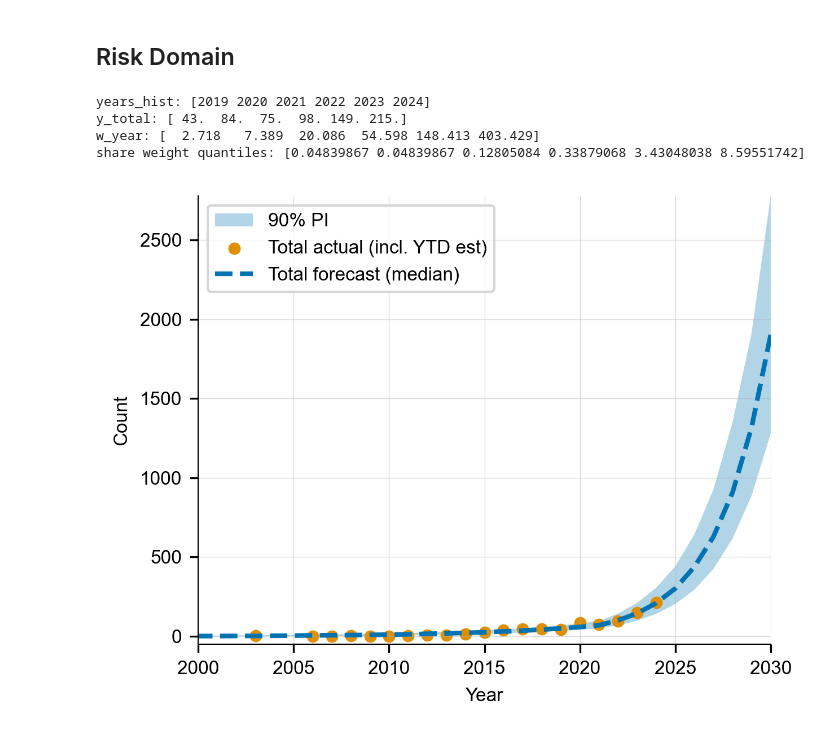
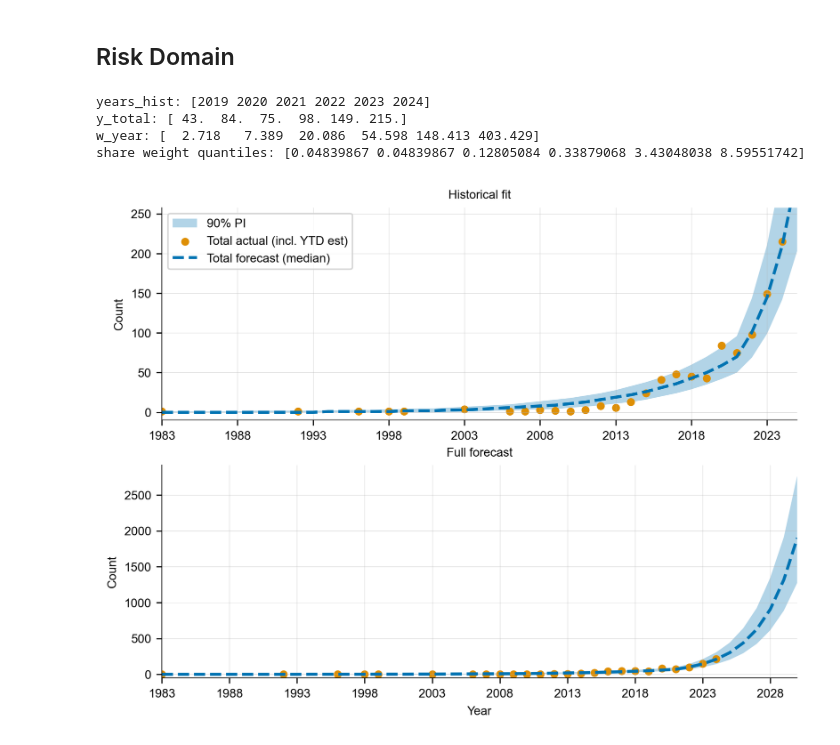
Before and after one commit to cluebbers/ai-incident-forecasting, a Jupyter notebook: src/generate_diagrams_for_blog/zoomed_in_total_count_diagram.ipynb, the cells around one changed output. Cells and saved outputs as stored; diff of their text form; code cells hidden in the pictures.

Commit message:
created new zoomed in plot for blog

```diff
--- a/src/generate_diagrams_for_blog/zoomed_in_total_count_diagram.ipynb
+++ b/src/generate_diagrams_for_blog/zoomed_in_total_count_diagram.ipynb
@@ -40,36 +40,40 @@ cfg = ForecastConfig(
     ALPHA_TOTAL=0.005,
     TAU_YEARS=5.0,
     W_HIST_MAX=0.4,
     W_UNIF_MAX=0.2,
     MOM_TILT_MAX=0.7,
     MOM_TAU=3,
     RECENT_WIN=7,
     CAT_BOOST_SURGE=7,
     GROWTH_FLOOR_FRAC=0.07,
     SHARE_KAPPA=35,
     # from calibration_analysis.ipynb
     B_SIM=5000,                    # Increased for stability
     CONFIDENCE_LEVEL=0.90,
     BOOTSTRAP_ITERS=500,
     MIN_PI_WIDTH=0.2,
     GROWTH_UNCERTAINTY_FACTOR=1,  # Calibrated value 0.686,
     YTD_YEAR=2025,
     MONOTONE_TOTALS=False,
     NO_DIP_FIRST_YEAR=False,
     NONDECREASING_CATEGORIES=False,
     ASSIMILATE_YTD=False # True for production
 )
 res_rd = forecast_by_category(
     merged_df, date_col="date", cat_col="Risk Domain", config=cfg
 )
-plot_total_panel_subplots(res_rd, x_min=2000,
-                                    x_max=2030,
-                                    show_uncertainty=True,
-                                    output_name='zoomed_in_total_count.pdf',
-                                    figsize=(4.25, 3.25))
+
+FACTOR = 1.5
+plot_total_panel_subplots(res_rd,
+                          x_min=1983,
+                          y_min=-50,
+                          y_min_hist=-10,
+                          show_uncertainty=True,
+                          output_name='zoomed_in_total_count.pdf',
+                          figsize=(4.25 * FACTOR, 3.25 * FACTOR))
 # %% [output]
 years_hist: [2019 2020 2021 2022 2023 2024]
 y_total: [ 43.  84.  75.  98. 149. 215.]
 w_year: [  2.718   7.389  20.086  54.598 148.413 403.429]
 share weight quantiles: [0.04839867 0.04839867 0.12805084 0.33879068 3.43048038 8.59551742]
-[figure, old version]
+[figure, new version]
```
Also changed, not shown: 2 other files.
